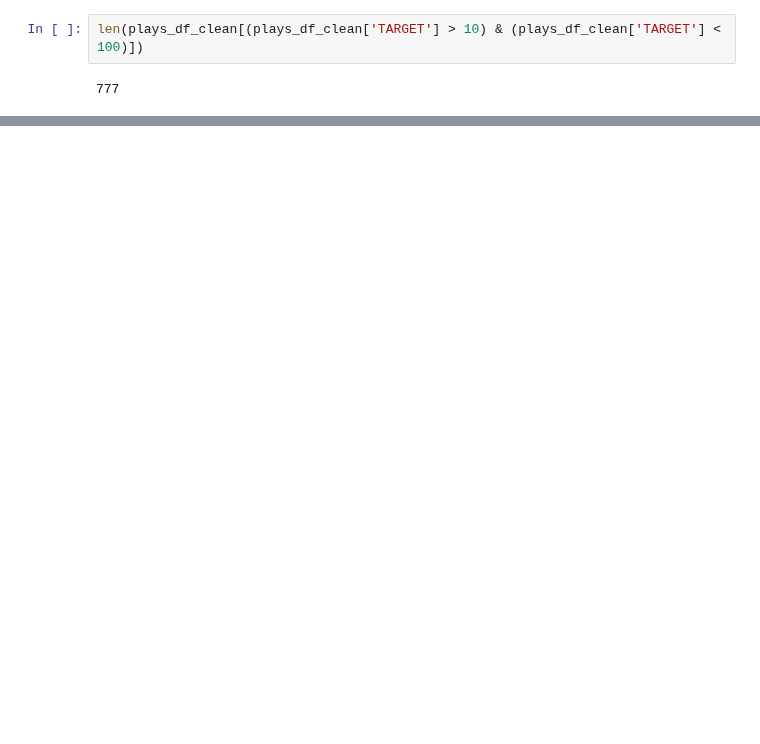
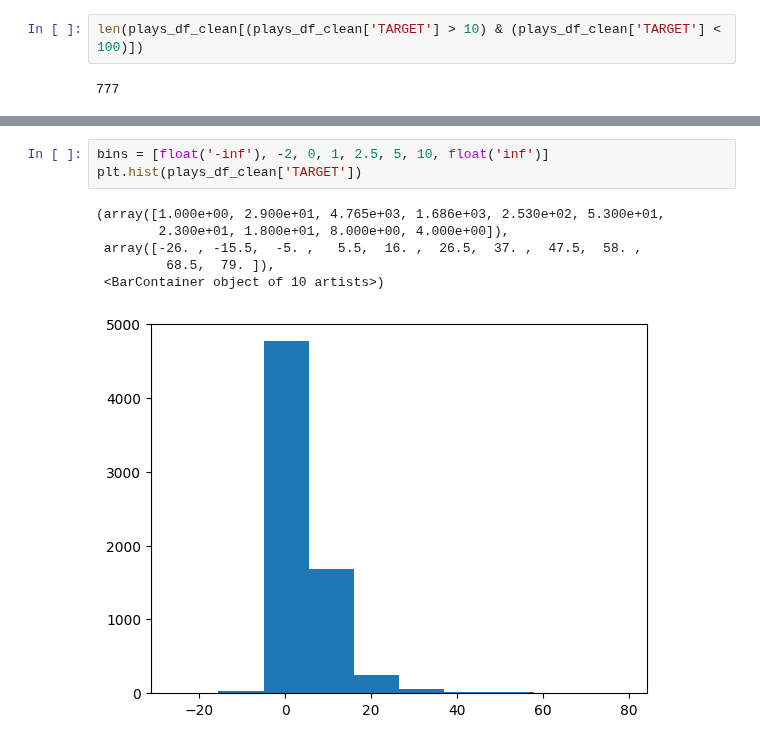
Before and after one commit to Andrew-Koulogeorge/NFL-Big-Data-Bowl, a Jupyter notebook: preprocessing/naive_preprocessing_v1.ipynb, the cells around one changed output, grey strips where cells are left out. Saved outputs shown, nothing was run; the diff lists cells and outputs as text; blank space fills up the shorter version.

```diff
--- a/preprocessing/naive_preprocessing_v1.ipynb
+++ b/preprocessing/naive_preprocessing_v1.ipynb
@@ -125,0 +192,10 @@ len(plays_df_clean[(plays_df_clean['TARGET'] > 10) & (plays_df_clean['TARGET'] <
+# %%
+bins = [float('-inf'), -2, 0, 1, 2.5, 5, 10, float('inf')]
+plt.hist(plays_df_clean['TARGET'])
+# %% [output]
+(array([1.000e+00, 2.900e+01, 4.765e+03, 1.686e+03, 2.530e+02, 5.300e+01,
+        2.300e+01, 1.800e+01, 8.000e+00, 4.000e+00]),
+ array([-26. , -15.5,  -5. ,   5.5,  16. ,  26.5,  37. ,  47.5,  58. ,
+         68.5,  79. ]),
+ <BarContainer object of 10 artists>)
+[figure, added]
```
Also changed, not shown: parts of 7 cells of this notebook, 2 other files.
